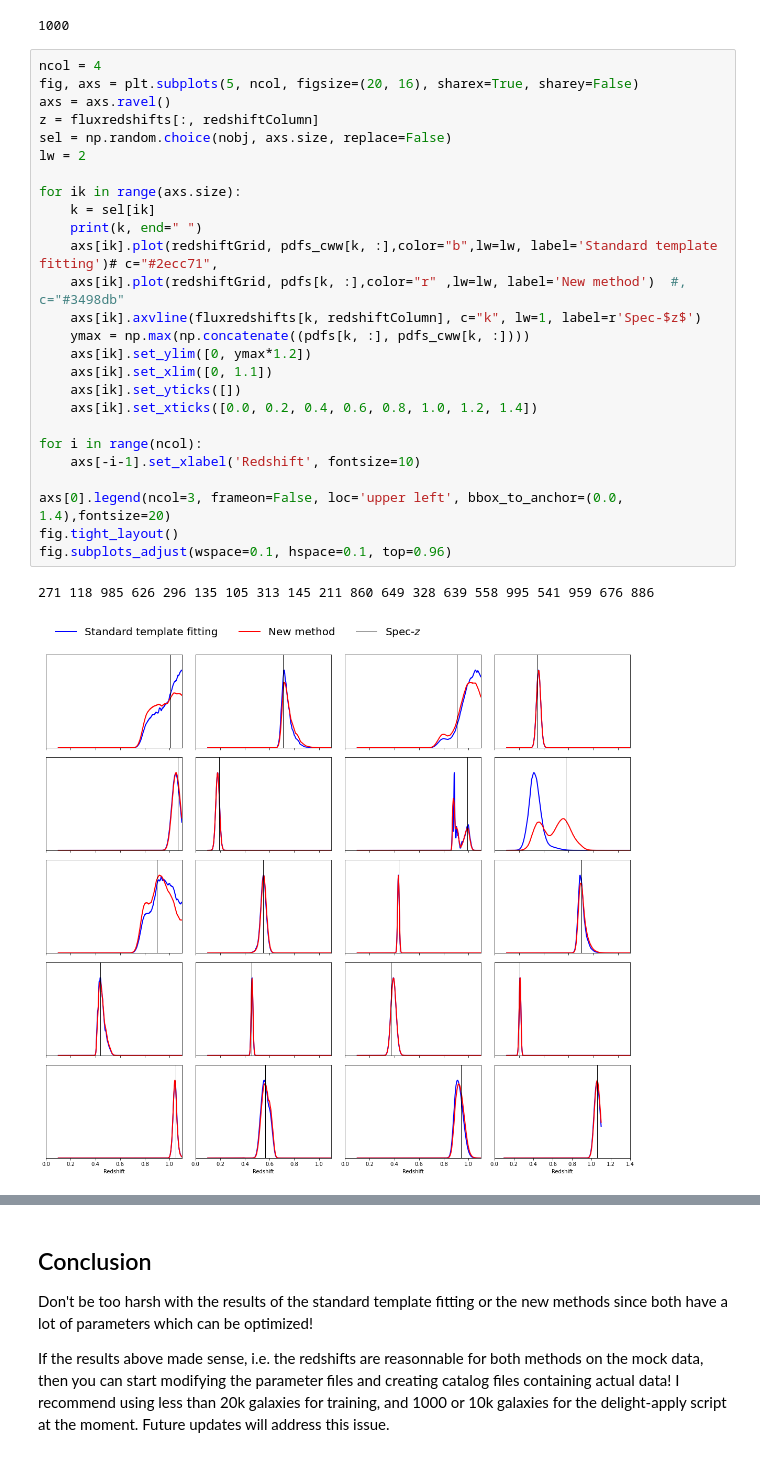
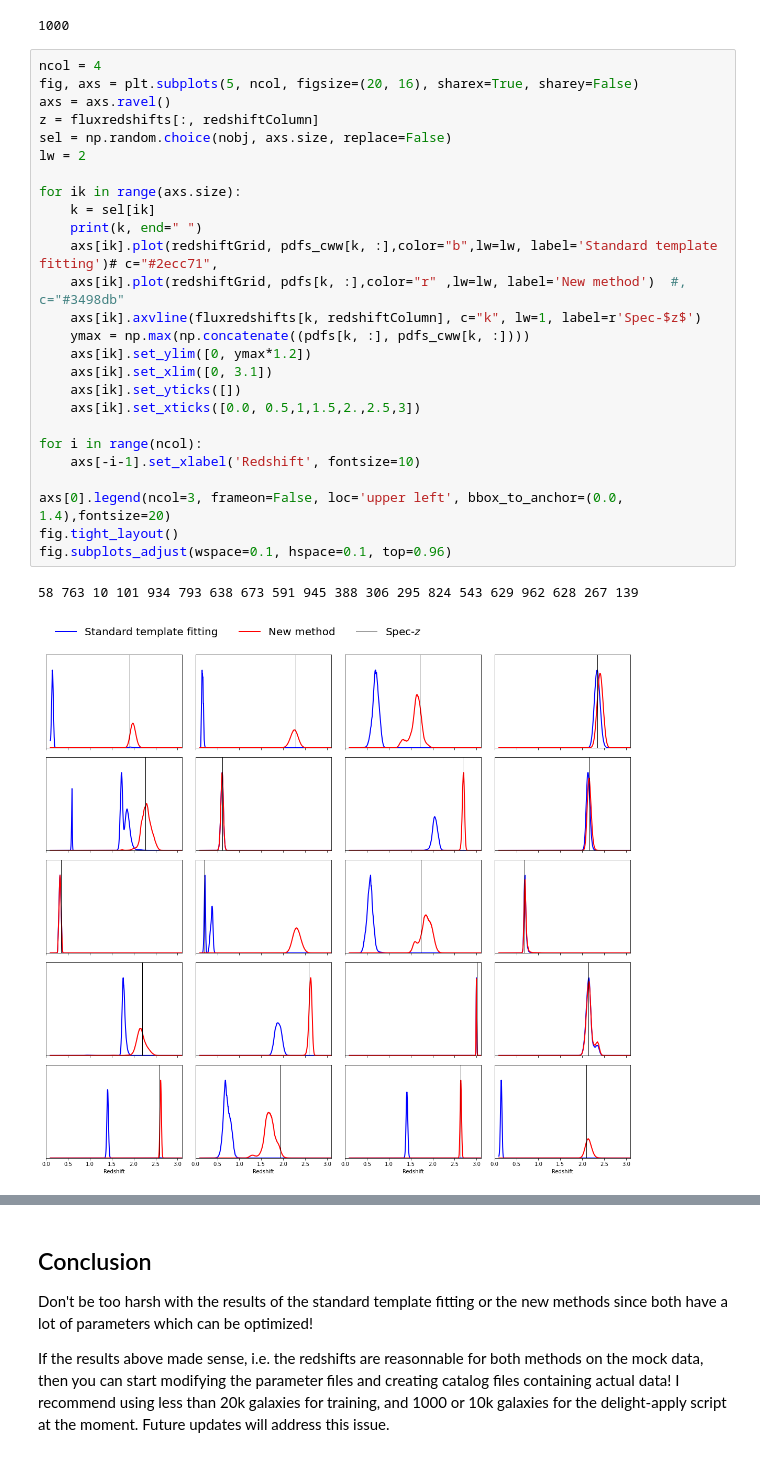
Before and after one commit to sylvielsstfr/MyDockerTools, a Jupyter notebook: UbuntuAnacondaDelightRail/notebooks/delight_lsst_tutorial_fromrail.ipynb, the cells around one changed output, grey strips where cells are left out. Saved outputs shown, nothing was run; the diff lists cells and outputs as text.

```diff
--- a/UbuntuAnacondaDelightRail/notebooks/delight_lsst_tutorial_fromrail.ipynb
+++ b/UbuntuAnacondaDelightRail/notebooks/delight_lsst_tutorial_fromrail.ipynb
@@ -189,32 +186,32 @@ nobj
 # %%
 ncol = 4
 fig, axs = plt.subplots(5, ncol, figsize=(20, 16), sharex=True, sharey=False)
 axs = axs.ravel()
 z = fluxredshifts[:, redshiftColumn]
 sel = np.random.choice(nobj, axs.size, replace=False)
 lw = 2
 
 for ik in range(axs.size):
     k = sel[ik]
     print(k, end=" ")
     axs[ik].plot(redshiftGrid, pdfs_cww[k, :],color="b",lw=lw, label='Standard template fitting')# c="#2ecc71",
     axs[ik].plot(redshiftGrid, pdfs[k, :],color="r" ,lw=lw, label='New method')  #, c="#3498db"
     axs[ik].axvline(fluxredshifts[k, redshiftColumn], c="k", lw=1, label=r'Spec-$z$')
     ymax = np.max(np.concatenate((pdfs[k, :], pdfs_cww[k, :])))
     axs[ik].set_ylim([0, ymax*1.2])
-    axs[ik].set_xlim([0, 1.1])
+    axs[ik].set_xlim([0, 3.1])
     axs[ik].set_yticks([])
-    axs[ik].set_xticks([0.0, 0.2, 0.4, 0.6, 0.8, 1.0, 1.2, 1.4])
+    axs[ik].set_xticks([0.0, 0.5,1,1.5,2.,2.5,3])
 
 for i in range(ncol):
     axs[-i-1].set_xlabel('Redshift', fontsize=10)
 
 axs[0].legend(ncol=3, frameon=False, loc='upper left', bbox_to_anchor=(0.0, 1.4),fontsize=20)
 fig.tight_layout()
 fig.subplots_adjust(wspace=0.1, hspace=0.1, top=0.96)
 # %% [output]
-271 118 985 626 296 135 105 313 145 211 860 649 328 639 558 995 541 959 676 886
+58 763 10 101 934 793 638 673 591 945 388 306 295 824 543 629 962 628 267 139
-[figure, old version]
+[figure, new version]
 # %%
 fig, axs = plt.subplots(2, 2, figsize=(10, 10))
 zmax = 3
```
Also changed, not shown: parts of 15 cells of this notebook, 3 other files.
